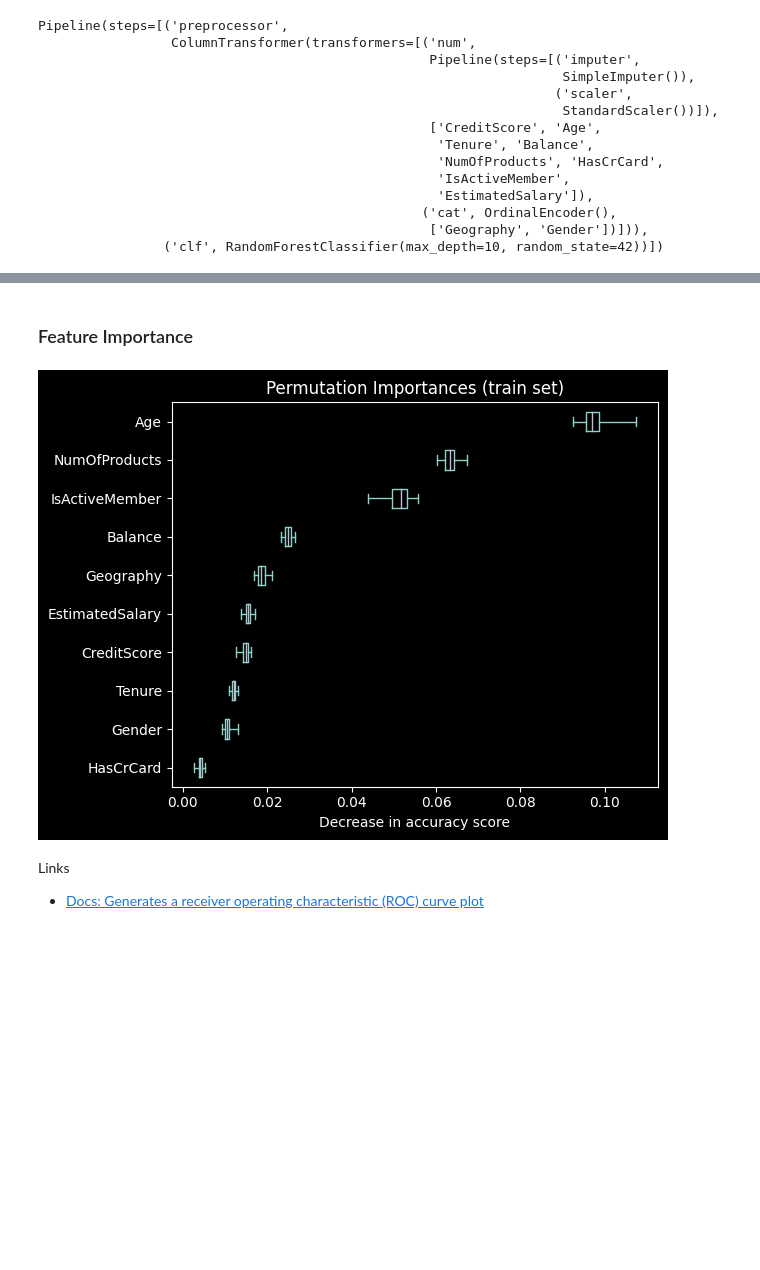
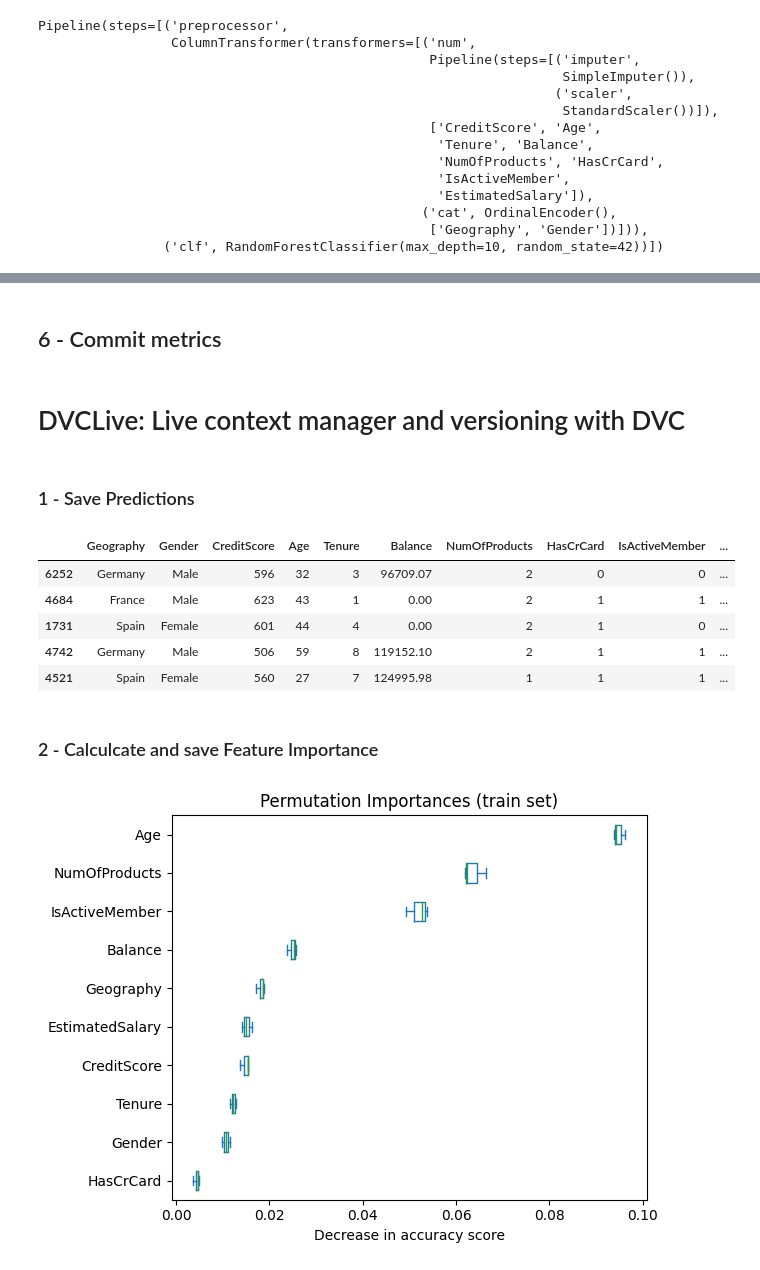
Before and after one commit to mnrozhkov/demo-bank-customer-churn, a Jupyter notebook: notebook/TrainChurnModel-DVCLIve.ipynb, the cells around one changed output, grey strips where cells are left out. Cells and saved outputs as stored; diff of their text form; code cells hidden in the pictures; blank space fills up the shorter version.

```diff
--- a/notebook/TrainChurnModel-DVCLIve.ipynb
+++ b/notebook/TrainChurnModel-DVCLIve.ipynb
@@ -177,0 +246,2 @@ live.log_metric('roc_auc', roc_auc)
+# %% [markdown]
+## 6 - Commit metrics
@@ -177,0 +251,20 @@ live.log_metric('roc_auc', roc_auc)
+# %% [markdown]
+# DVCLive: Live context manager and versioning with DVC
+# %% [markdown]
+### 1 - Save Predictions
+# %%
+# Prepare Predictions Table
+
+df_test = X_test.copy(deep=True)
+df_test['true'] = y_test
+df_test['pred'] = y_pred
+df_test['prob'] = y_prob[:, 1]
+
+df_test.head()
+# %% [output]
+|  | Geography | Gender | CreditScore | Age | Tenure | Balance | NumOfProducts | HasCrCard | IsActiveMember | ... |
+| 6252 | Germany | Male | 596 | 32 | 3 | 96709.07 | 2 | 0 | 0 | ... |
+| 4684 | France | Male | 623 | 43 | 1 | 0.00 | 2 | 1 | 1 | ... |
+| 1731 | Spain | Female | 601 | 44 | 4 | 0.00 | 2 | 1 | 0 | ... |
+| 4742 | Germany | Male | 506 | 59 | 8 | 119152.10 | 2 | 1 | 1 | ... |
+| 4521 | Spain | Female | 560 | 27 | 7 | 124995.98 | 1 | 1 | 1 | ... |
@@ -178,10 +275,10 @@ live.log_metric('roc_auc', roc_auc)
 # %% [markdown]
-### Feature Importance
+### 2 - Calculcate and save Feature Importance
 # %%
 # Calculate Feature Importance for Train
 
 perm = permutation_importance(
-    model, X_train, y_train, n_repeats=30, random_state=0, n_jobs=2)
+    model, X_train, y_train, n_repeats=3, random_state=0, n_jobs=2)
 
 
 sorted_importances_idx = perm.importances_mean.argsort()
@@ -189,11 +286,3 @@ feat_imp_train = pd.DataFrame(
     perm.importances[sorted_importances_idx].T,
     columns=X_test.columns[sorted_importances_idx],
 )
-
-fig, ax = feat_imp_train.plot.box(vert=False, whis=10)
-ax.set_title("Permutation Importances (train set)")
-ax.axvline(x=0, color="k", linestyle="--")
-ax.set_xlabel("Decrease in accuracy score")
-ax.figure.tight_layout()
-# %% [output]
-[figure, removed]
@@ -206,4 +289,8 @@ live.log_image("matplotlib.png", FEAT_IMP_TRAIN_PATH)
-# %% [markdown]
-Links
-- [Docs: Generates a receiver operating characteristic (ROC) curve plot](https://dvc.org/doc/dvclive/live/log_sklearn_plot?tab=confusion_matrix)
+# %%
+ax = feat_imp_train.plot.box(vert=False, whis=10)
+ax.set_title("Permutation Importances (train set)")
+ax.set_xlabel("Decrease in accuracy score")
+ax.figure.tight_layout()
+# %% [output]
+[figure, added]
 # %%
```
Also changed, not shown: parts of 53 cells of this notebook, 27 other files.
